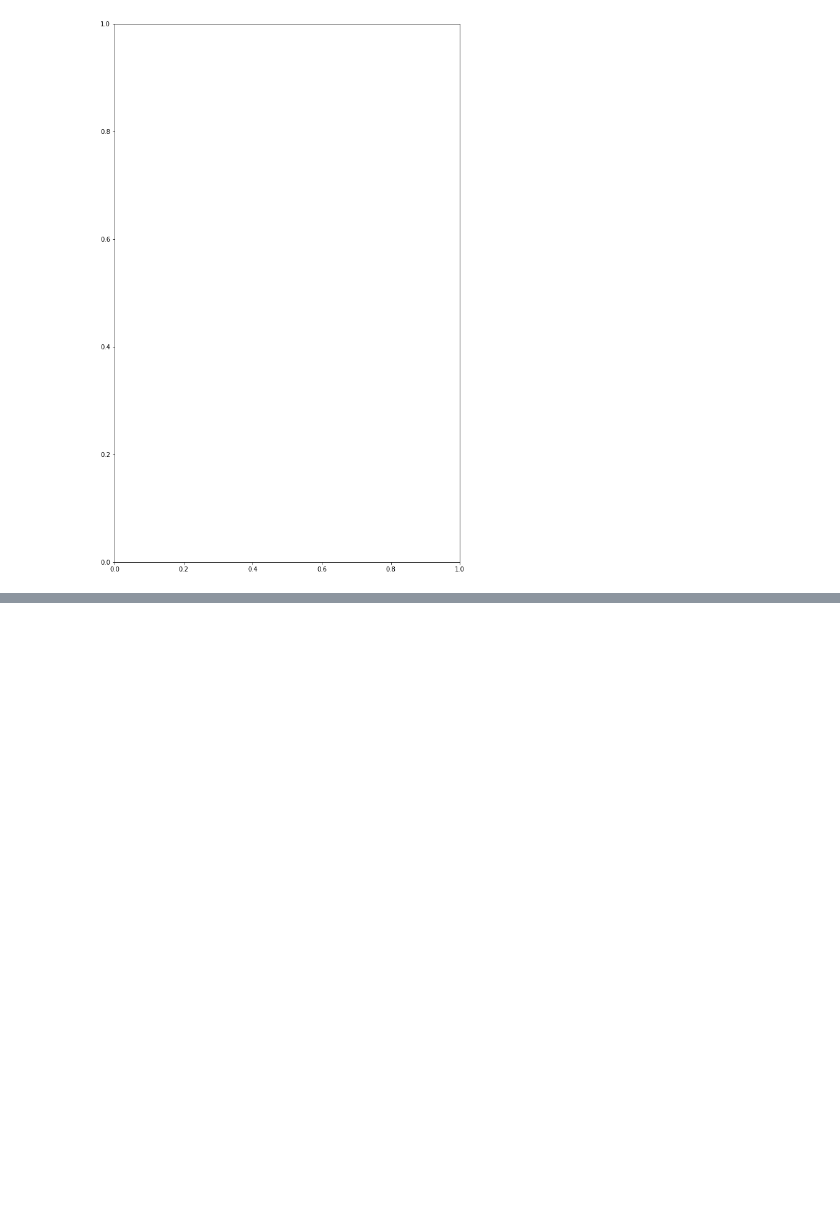
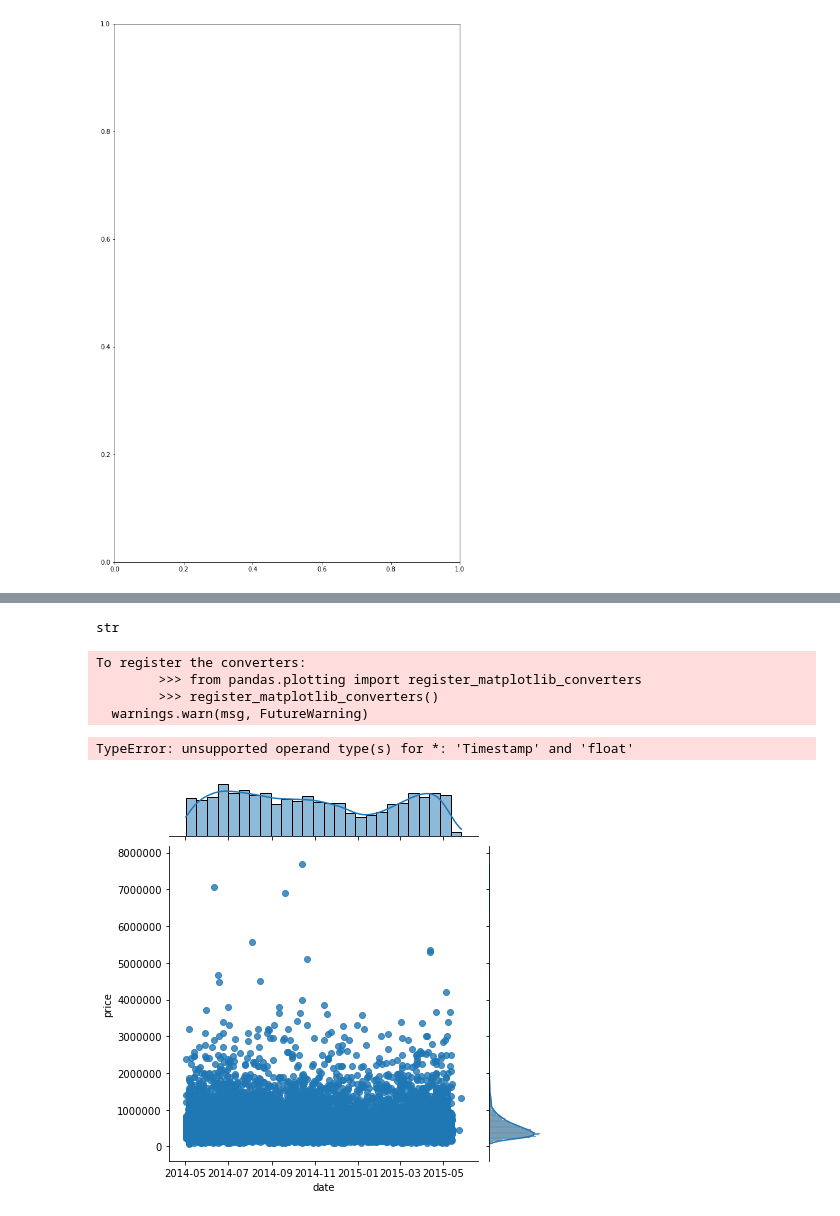
Before and after one commit to Maltanno/Phase2_Project, a Jupyter notebook: Data_Analysis.ipynb, the cells around one changed output, grey strips where cells are left out. Drawn from its saved outputs; the diff is of its cells as text; code cells hidden in the pictures; blank space fills up the shorter version.

```diff
--- a/Data_Analysis.ipynb
+++ b/Data_Analysis.ipynb
@@ -185,0 +182,14 @@ ValueError: shape mismatch: objects cannot be broadcast to a single shape
+# %%
+type(data[col][0])
+# %% [output]
+str
+# %%
+col='date'
+sns.jointplot(x=col, y='price', data=data, kind='reg')
+# %% [output]
+To register the converters:
+        >>> from pandas.plotting import register_matplotlib_converters
+        >>> register_matplotlib_converters()
+  warnings.warn(msg, FutureWarning)
+TypeError: unsupported operand type(s) for *: 'Timestamp' and 'float'
+[figure, added]
```
Also changed, not shown: parts of 12 cells of this notebook, 3 other files.
